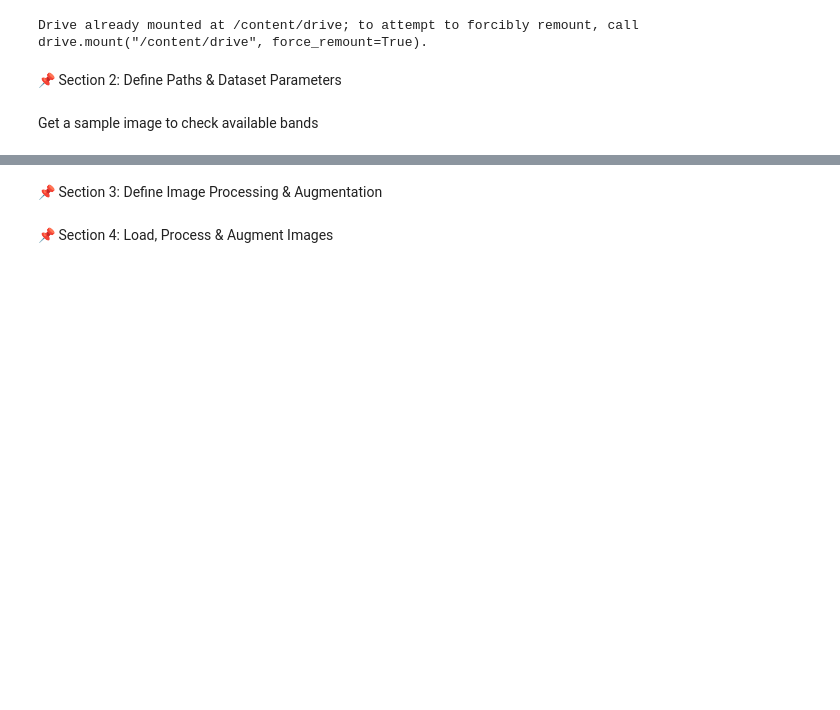
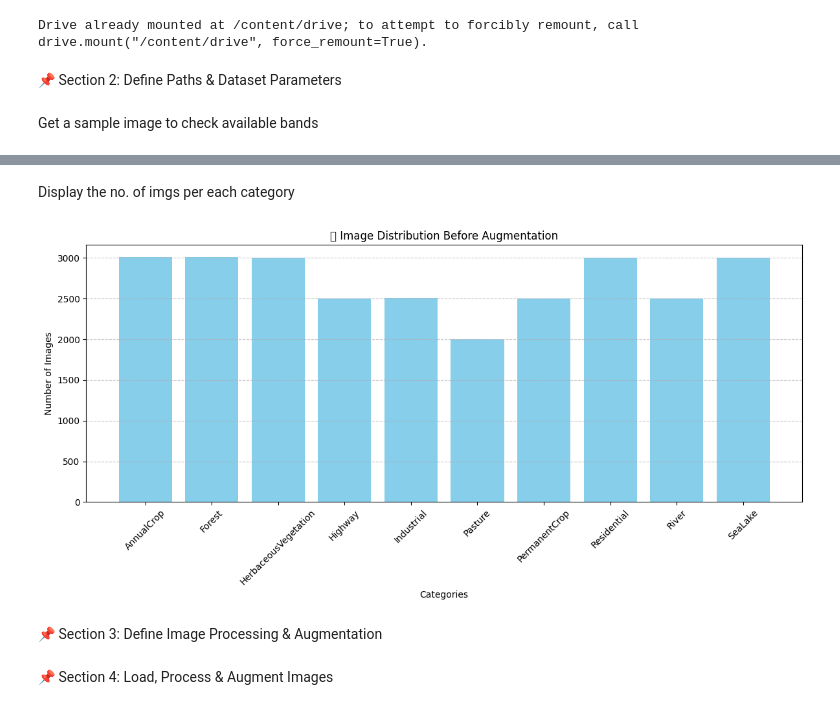
Before and after one commit to ahmed-hazem-1/DEPI-Project--Land-Type-Classification, a Jupyter notebook: 1st milestone/1st_Milestone.ipynb, the cells around one changed output, grey strips where cells are left out. Drawn from its saved outputs; the diff is of its cells as text; code cells hidden in the pictures; blank space fills up the shorter version.

```diff
--- a/1st milestone/1st_Milestone.ipynb
+++ b/1st milestone/1st_Milestone.ipynb
@@ -66,3 +128,35 @@ else:
+# %% [markdown]
+Display the no. of imgs per each category
+# %%
+# ✅ Count Images Per Category (Before Augmentation)
+categories = sorted(os.listdir(dataset_path))  # Get category names
+category_counts = {}
+
+for category in categories:
+    category_folder = os.path.join(dataset_path, category)
+    if os.path.isdir(category_folder):
+        category_counts[category] = len([file for file in os.listdir(category_folder) if file.endswith(".tif")])
+
+# ✅ Convert Counts to Lists for Plotting
+category_names = list(category_counts.keys())
+image_counts = list(category_counts.values())
+
+# ✅ Plot Image Distribution Before Augmentation
+plt.figure(figsize=(12, 6))
+plt.bar(category_names, image_counts, color="skyblue")
+
+# ✅ Add Labels & Titles
+plt.xlabel("Categories")
+plt.ylabel("Number of Images")
+plt.title("📊 Image Distribution Before Augmentation")
+plt.xticks(rotation=45)  # Rotate category names for readability
+plt.grid(axis="y", linestyle="--", alpha=0.7)
+
+# ✅ Show Plot
+plt.tight_layout()
+plt.show()
+# %% [output]
+[figure, added]
 # %% [markdown]
 📌 Section 3: Define Image Processing & Augmentation
 # %%
```
Also changed, not shown: parts of 11 cells of this notebook.
